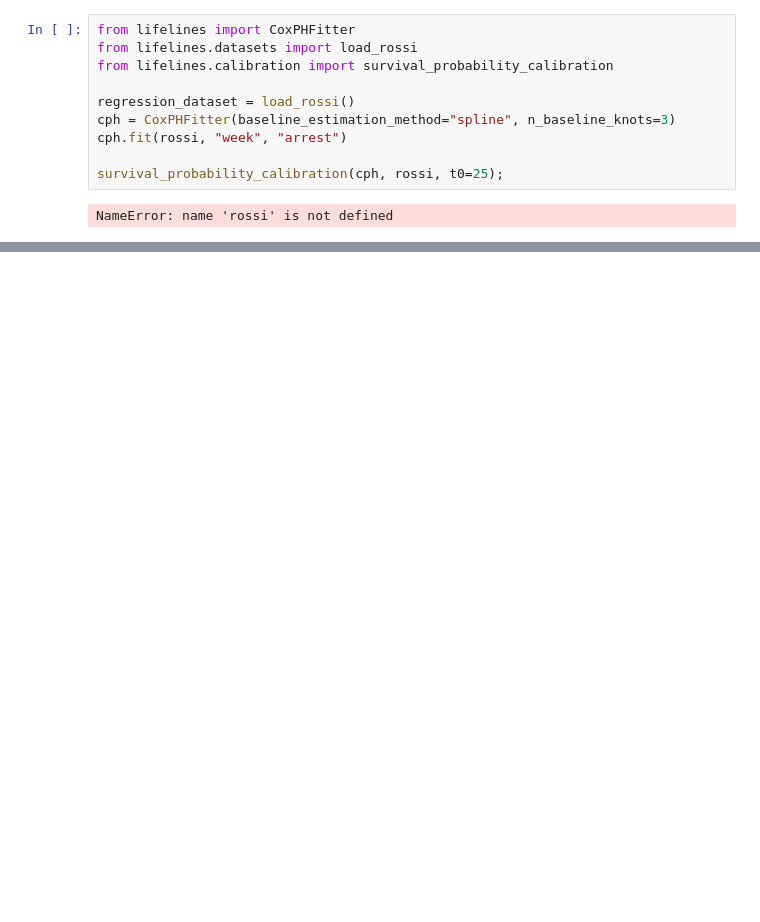
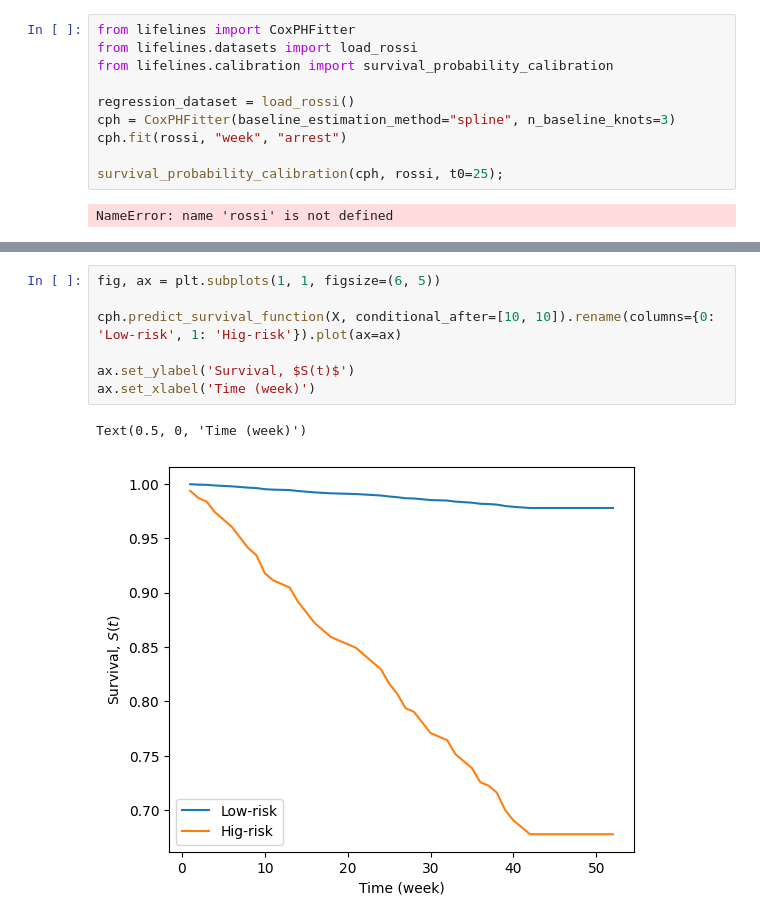
Before and after one commit to Senejohnny/hands-on-survival-analysis, a Jupyter notebook: survival_book/_build/jupyter_execute/predictive.ipynb, the cells around one changed output, grey strips where cells are left out. Saved outputs shown, nothing was run; the diff lists cells and outputs as text; blank space fills up the shorter version.

```diff
--- a/survival_book/_build/jupyter_execute/predictive.ipynb
+++ b/survival_book/_build/jupyter_execute/predictive.ipynb
@@ -161,0 +249,10 @@ NameError: name 'rossi' is not defined
+# %%
+fig, ax = plt.subplots(1, 1, figsize=(6, 5))
+
+cph.predict_survival_function(X, conditional_after=[10, 10]).rename(columns={0: 'Low-risk', 1: 'Hig-risk'}).plot(ax=ax)
+
+ax.set_ylabel('Survival, $S(t)$')
+ax.set_xlabel('Time (week)')
+# %% [output]
+Text(0.5, 0, 'Time (week)')
+[figure, added]
```
Also changed, not shown: parts of 30 cells of this notebook, 25 other files.
